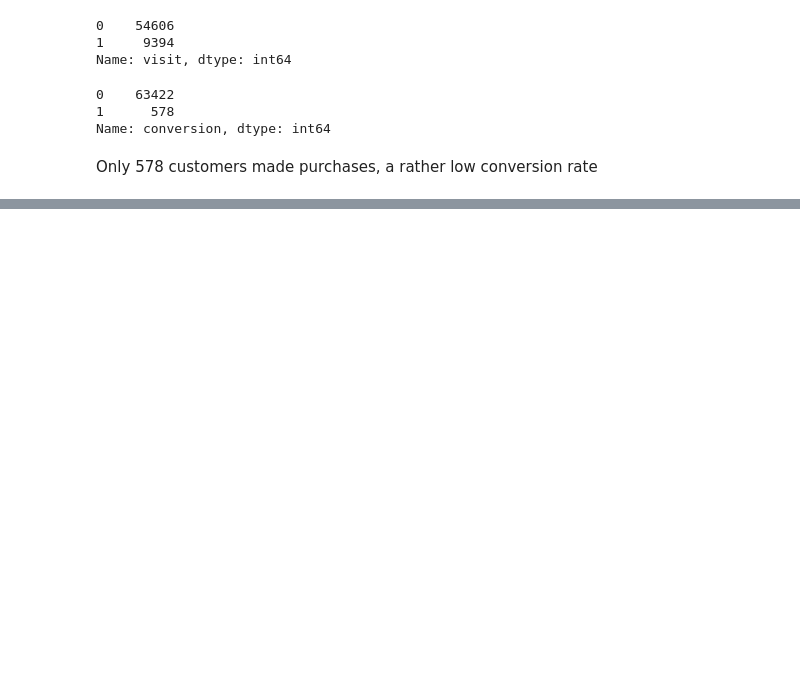
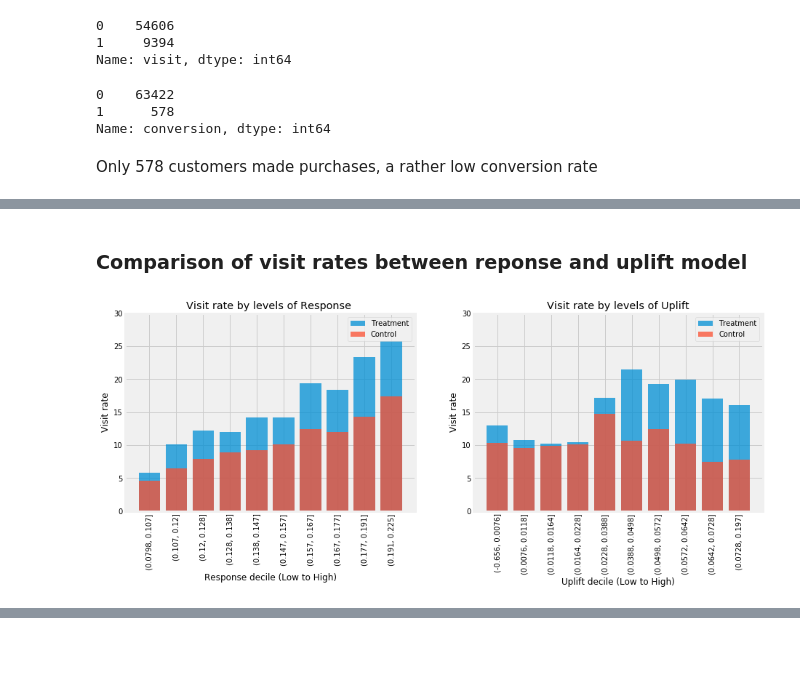
Before and after one commit to W-Tran/uplift-modelling, a Jupyter notebook: Uplift_Modelling.ipynb, the cells around one changed output, grey strips where cells are left out. Cells and saved outputs as stored; diff of their text form; code cells hidden in the pictures; blank space fills up the shorter version.

```diff
--- a/Uplift_Modelling.ipynb
+++ b/Uplift_Modelling.ipynb
@@ -56,0 +275,31 @@ Only 578 customers made purchases, a rather low conversion rate
+# %% [markdown]
+### Comparison of visit rates between reponse and uplift model
+# %%
+response_visit_rates_t, response_visit_rates_c = compute_visit_rates(results_df, for_response=True)
+uplift_visit_rates_t, uplift_visit_rates_c = compute_visit_rates(results_df, for_response=False)
+
+fig = plt.figure(figsize=(14,5))
+
+ax1 = fig.add_subplot(121)
+ax1.bar(response_visit_rates_t['response_decile'], response_visit_rates_t['visit_rate'], label='Treatment', alpha=0.75)
+ax1.bar(response_visit_rates_c['response_decile'], response_visit_rates_c['visit_rate'], label='Control', alpha=0.75)
+ax1.set_ylabel("Visit rate")
+ax1.set_xlabel("Response decile (Low to High)")
+ax1.legend()
+ax1.set_title("Visit rate by levels of Response ")
+plt.xticks(rotation='vertical')
+ax1.set_ylim(0,30)
+
+ax2 = fig.add_subplot(122)
+ax2.bar(uplift_visit_rates_t['uplift_decile'], uplift_visit_rates_t['visit_rate'], label='Treatment', alpha=0.75)
+ax2.bar(uplift_visit_rates_c['uplift_decile'], uplift_visit_rates_c['visit_rate'], label='Control', alpha=0.75)
+ax2.set_ylabel("Visit rate")
+ax2.set_xlabel("Uplift decile (Low to High)")
+ax2.legend()
+ax2.set_title("Visit rate by levels of Uplift")
+plt.xticks(rotation='vertical')
+ax2.set_ylim(0,30);
+
+del response_visit_rates_t, response_visit_rates_c, uplift_visit_rates_t, uplift_visit_rates_c
+# %% [output]
+[figure, added]
```
Also changed, not shown: parts of 81 cells of this notebook.
